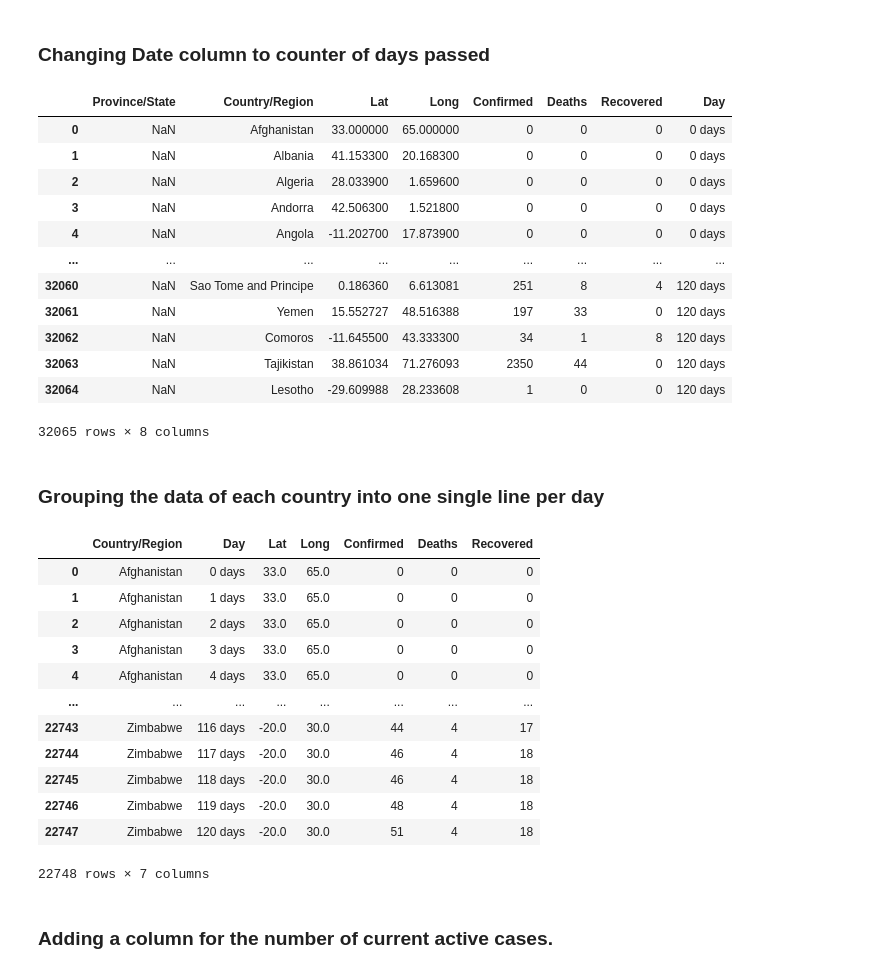
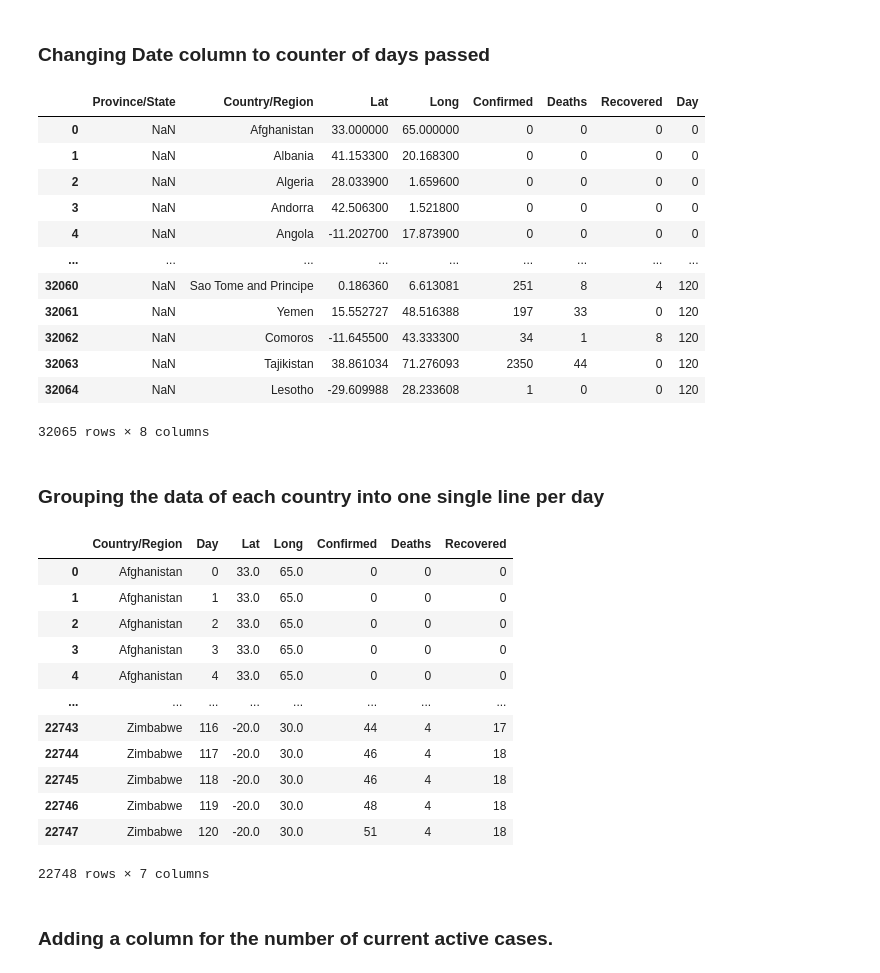
Before and after one commit to HugoFernandes2343/IART_Project2, a Jupyter notebook: Notebook IART.ipynb, the cells around one changed output. Cells and saved outputs as stored; diff of their text form; code cells hidden in the pictures.

```diff
--- a/Notebook IART.ipynb
+++ b/Notebook IART.ipynb
@@ -40,22 +40,22 @@ For the purpose of this project we will perform quality of life changes to the d
 # %%
 imported_df['Date'] = pd.to_datetime(imported_df['Date'])
 x = pd.to_datetime('2020-01-22')
-imported_df['Day'] = imported_df['Date'] - x
+imported_df['Day'] = (imported_df['Date'] - x).dt.days
 del imported_df['Date']
 display(imported_df)
 # %% [output]
 |  | Province/State | Country/Region | Lat | Long | Confirmed | Deaths | Recovered | Day |
-| 0 | NaN | Afghanistan | 33.000000 | 65.000000 | 0 | 0 | 0 | 0 days |
-| 1 | NaN | Albania | 41.153300 | 20.168300 | 0 | 0 | 0 | 0 days |
-| 2 | NaN | Algeria | 28.033900 | 1.659600 | 0 | 0 | 0 | 0 days |
-| 3 | NaN | Andorra | 42.506300 | 1.521800 | 0 | 0 | 0 | 0 days |
-| 4 | NaN | Angola | -11.202700 | 17.873900 | 0 | 0 | 0 | 0 days |
+| 0 | NaN | Afghanistan | 33.000000 | 65.000000 | 0 | 0 | 0 | 0 |
+| 1 | NaN | Albania | 41.153300 | 20.168300 | 0 | 0 | 0 | 0 |
+| 2 | NaN | Algeria | 28.033900 | 1.659600 | 0 | 0 | 0 | 0 |
+| 3 | NaN | Andorra | 42.506300 | 1.521800 | 0 | 0 | 0 | 0 |
+| 4 | NaN | Angola | -11.202700 | 17.873900 | 0 | 0 | 0 | 0 |
 | ... | ... | ... | ... | ... | ... | ... | ... | ... |
-| 32060 | NaN | Sao Tome and Principe | 0.186360 | 6.613081 | 251 | 8 | 4 | 120 days |
-| 32061 | NaN | Yemen | 15.552727 | 48.516388 | 197 | 33 | 0 | 120 days |
-| 32062 | NaN | Comoros | -11.645500 | 43.333300 | 34 | 1 | 8 | 120 days |
-| 32063 | NaN | Tajikistan | 38.861034 | 71.276093 | 2350 | 44 | 0 | 120 days |
-| 32064 | NaN | Lesotho | -29.609988 | 28.233608 | 1 | 0 | 0 | 120 days |
+| 32060 | NaN | Sao Tome and Principe | 0.186360 | 6.613081 | 251 | 8 | 4 | 120 |
+| 32061 | NaN | Yemen | 15.552727 | 48.516388 | 197 | 33 | 0 | 120 |
+| 32062 | NaN | Comoros | -11.645500 | 43.333300 | 34 | 1 | 8 | 120 |
+| 32063 | NaN | Tajikistan | 38.861034 | 71.276093 | 2350 | 44 | 0 | 120 |
+| 32064 | NaN | Lesotho | -29.609988 | 28.233608 | 1 | 0 | 0 | 120 |
 32065 rows × 8 columns
 # %% [markdown]
 ### Grouping the data of each country into one single line per day
@@ -68,17 +68,17 @@ new_df = imported_df.groupby(['Country/Region','Day']).agg({'Lat': 'first', 'Lon
 display(new_df)
 # %% [output]
 |  | Country/Region | Day | Lat | Long | Confirmed | Deaths | Recovered |
-| 0 | Afghanistan | 0 days | 33.0 | 65.0 | 0 | 0 | 0 |
-| 1 | Afghanistan | 1 days | 33.0 | 65.0 | 0 | 0 | 0 |
-| 2 | Afghanistan | 2 days | 33.0 | 65.0 | 0 | 0 | 0 |
-| 3 | Afghanistan | 3 days | 33.0 | 65.0 | 0 | 0 | 0 |
-| 4 | Afghanistan | 4 days | 33.0 | 65.0 | 0 | 0 | 0 |
+| 0 | Afghanistan | 0 | 33.0 | 65.0 | 0 | 0 | 0 |
+| 1 | Afghanistan | 1 | 33.0 | 65.0 | 0 | 0 | 0 |
+| 2 | Afghanistan | 2 | 33.0 | 65.0 | 0 | 0 | 0 |
+| 3 | Afghanistan | 3 | 33.0 | 65.0 | 0 | 0 | 0 |
+| 4 | Afghanistan | 4 | 33.0 | 65.0 | 0 | 0 | 0 |
 | ... | ... | ... | ... | ... | ... | ... | ... |
-| 22743 | Zimbabwe | 116 days | -20.0 | 30.0 | 44 | 4 | 17 |
-| 22744 | Zimbabwe | 117 days | -20.0 | 30.0 | 46 | 4 | 18 |
-| 22745 | Zimbabwe | 118 days | -20.0 | 30.0 | 46 | 4 | 18 |
-| 22746 | Zimbabwe | 119 days | -20.0 | 30.0 | 48 | 4 | 18 |
-| 22747 | Zimbabwe | 120 days | -20.0 | 30.0 | 51 | 4 | 18 |
+| 22743 | Zimbabwe | 116 | -20.0 | 30.0 | 44 | 4 | 17 |
+| 22744 | Zimbabwe | 117 | -20.0 | 30.0 | 46 | 4 | 18 |
+| 22745 | Zimbabwe | 118 | -20.0 | 30.0 | 46 | 4 | 18 |
+| 22746 | Zimbabwe | 119 | -20.0 | 30.0 | 48 | 4 | 18 |
+| 22747 | Zimbabwe | 120 | -20.0 | 30.0 | 51 | 4 | 18 |
 22748 rows × 7 columns
 # %% [markdown]
 ### Adding a column for the number of current active cases.
```
Also changed, not shown: parts of 6 cells of this notebook.
